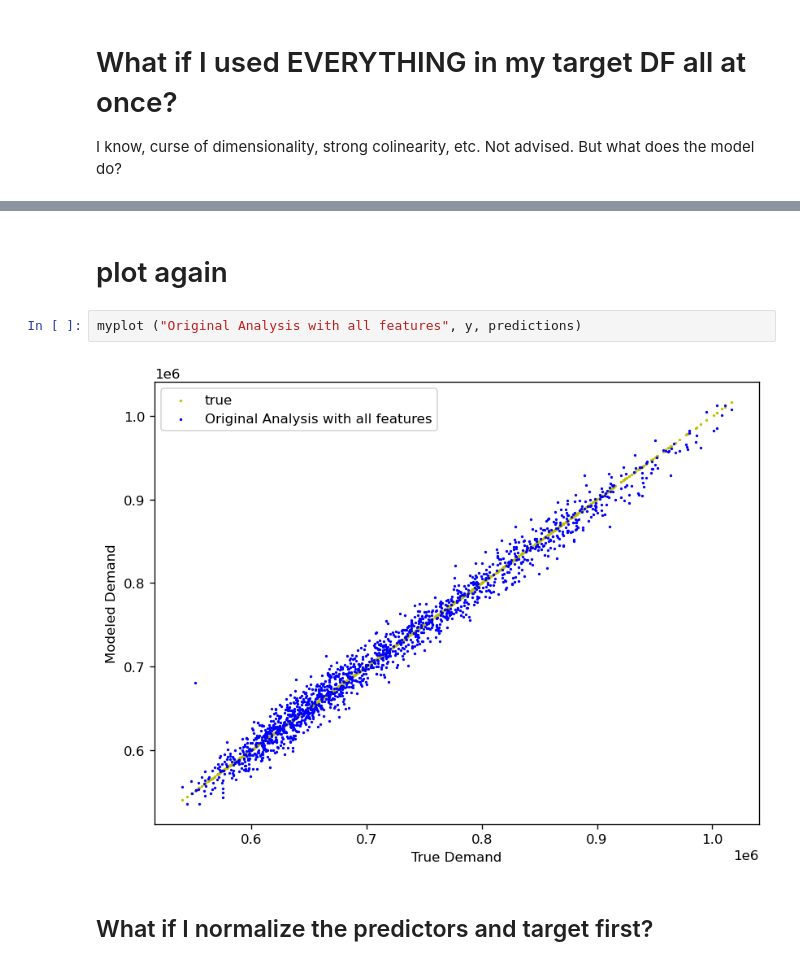
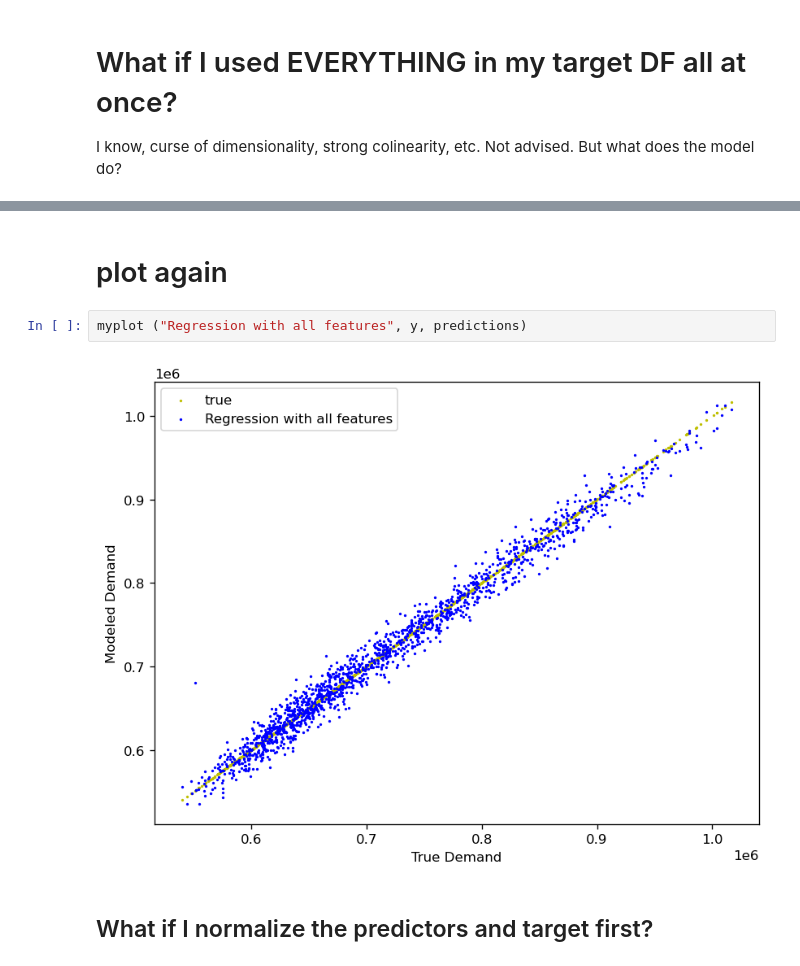
Before and after one commit to k5dru/CPSC_5383, a Jupyter notebook: 03_original_linear.ipynb, the cells around one changed output, grey strips where cells are left out. Saved outputs shown, nothing was run; the diff lists cells and outputs as text.

```diff
--- a/03_original_linear.ipynb
+++ b/03_original_linear.ipynb
@@ -201,12 +201,12 @@ Notes:
 [1] Standard Errors assume that the covariance matrix of the errors is correctly specified.
 [2] The smallest eigenvalue is 4.01e-28. This might indicate that there are
 strong multicollinearity problems or that the design matrix is singular.
-# %% [markdown]
-# plot again
-# %%
-myplot ("Original Analysis with all features", y, predictions)
-# %% [output]
-[figure, removed]
+# %% [markdown]
+# plot again
+# %%
+myplot ("Regression with all features", y, predictions)
+# %% [output]
+[figure, added]
 # %% [markdown]
 ## What if I normalize the predictors and target first?
 # %%
```
Also changed, not shown: parts of 8 cells of this notebook, 6 other files.
